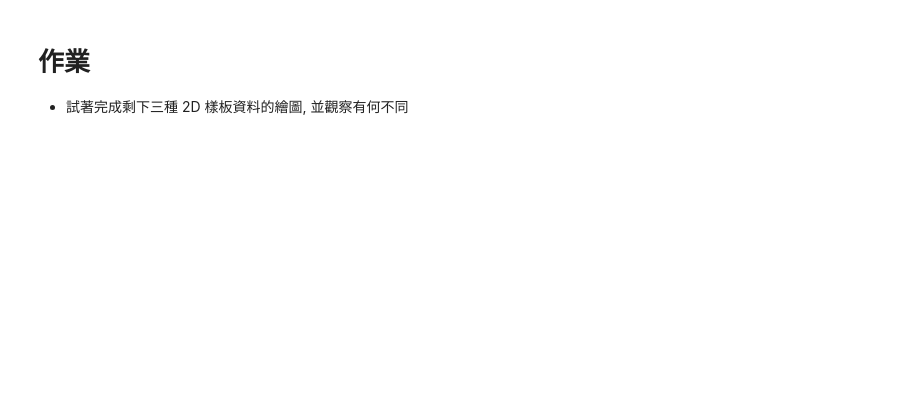
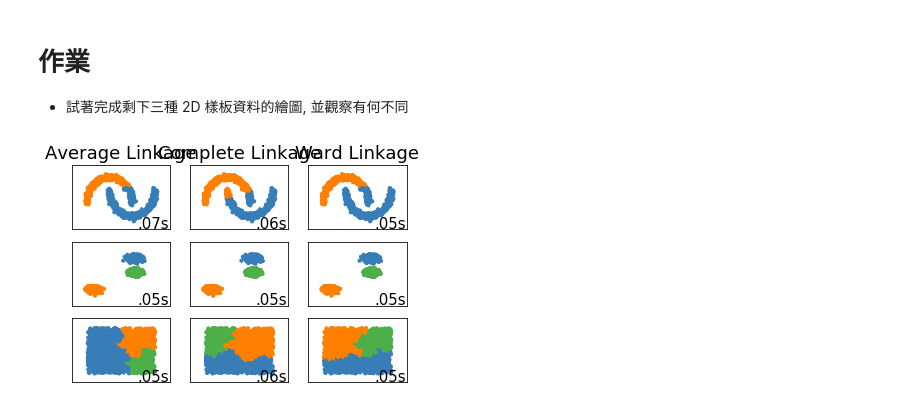
Before and after one commit to okayell/4th-ML100Days, a Jupyter notebook: homework/Day_058_hierarchical_clustering_HW.ipynb, the cells around one changed output. Saved outputs shown, nothing was run; the diff lists cells and outputs as text; code cells hidden in the pictures; blank space fills up the shorter version.

```diff
--- a/homework/Day_058_hierarchical_clustering_HW.ipynb
+++ b/homework/Day_058_hierarchical_clustering_HW.ipynb
@@ -44,0 +45,49 @@ datasets = [(noisy_moons, {'n_clusters': 2}), (blobs, {}), (no_structure, {})]
+# %%
+# 執行各種樣板資料的繪圖迴圈
+for i_dataset, (dataset, algo_params) in enumerate(datasets):
+    # 複製參數與標準化
+    params = default_base.copy()
+    params.update(algo_params)
+    X, y = dataset
+    X = StandardScaler().fit_transform(X)
+
+    # 設定三種不同參數的 Hierarchical clustering
+    ward = cluster.AgglomerativeClustering(n_clusters=params['n_clusters'], linkage="ward")
+    complete = cluster.AgglomerativeClustering(n_clusters=params['n_clusters'], linkage="complete")
+    average = cluster.AgglomerativeClustering(n_clusters=params['n_clusters'], linkage="average")
+    clustering_algorithms = (
+        ('Average Linkage', average),
+        ('Complete Linkage', complete),
+        ('Ward Linkage', ward))
+
+    # 繪製三種圖形
+    for name, algorithm in clustering_algorithms:
+        # t0 / t1 : 紀錄時間差
+        t0 = time.time()
+        algorithm.fit(X)
+        t1 = time.time()
+        if hasattr(algorithm, 'labels_'):
+            y_pred = algorithm.labels_.astype(np.int)
+        else:
+            y_pred = algorithm.predict(X)
+
+        plt.subplot(len(datasets), len(clustering_algorithms), plot_num)
+        if i_dataset == 0:
+            plt.title(name, size=18)
+
+        colors = np.array(list(islice(cycle(['#377eb8', '#ff7f00', '#4daf4a',
+                                             '#f781bf', '#a65628', '#984ea3',
+                                             '#999999', '#e41a1c', '#dede00']),
+                                      int(max(y_pred) + 1))))
+        plt.scatter(X[:, 0], X[:, 1], s=10, color=colors[y_pred])
+
+        plt.xlim(-2.5, 2.5)
+        plt.ylim(-2.5, 2.5)
+        plt.xticks(())
+        plt.yticks(())
+        plt.text(.99, .01, ('%.2fs' % (t1 - t0)).lstrip('0'), transform=plt.gca().transAxes, size=15,
+                 horizontalalignment='right')
+        plot_num += 1
+plt.show()
+# %% [output]
+[figure, added]
```
Also changed, not shown: parts of 2 cells of this notebook, 1 other file.
